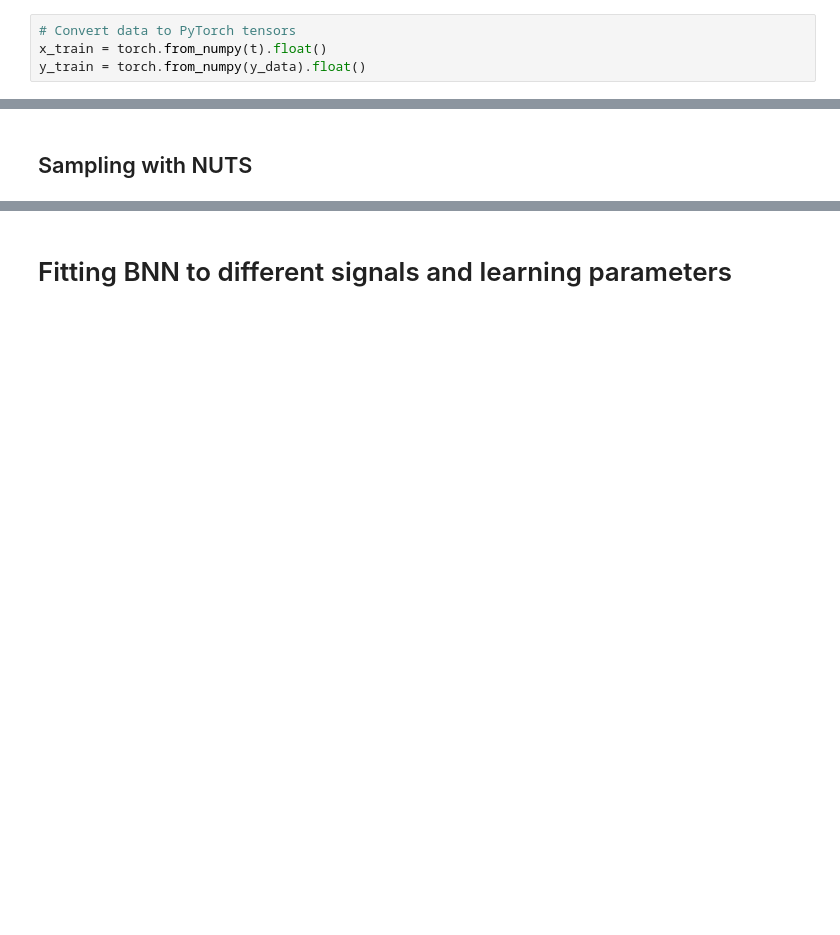
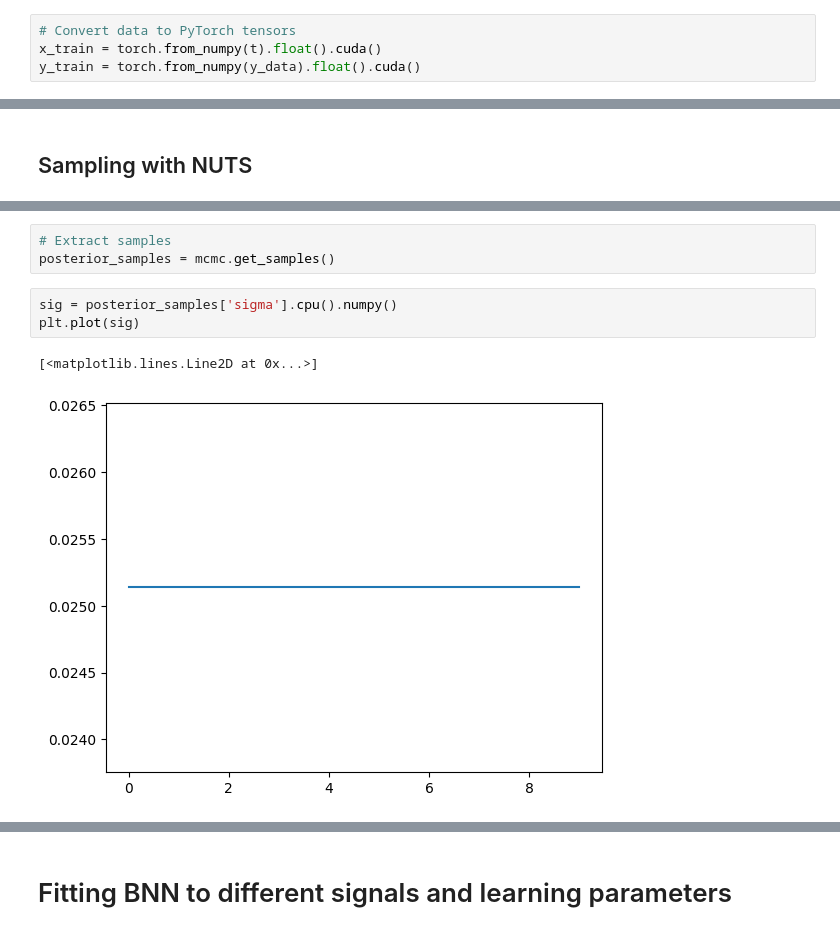
Before and after one commit to akseliekseli/Bayesian-Neural-Networks-with-Stochastic-Variational-Inference-in-Inverse-Problems, a Jupyter notebook: codes/main.ipynb, the cells around one changed output, grey strips where cells are left out. Drawn from its saved outputs; the diff is of its cells as text; blank space fills up the shorter version.

```diff
--- a/codes/main.ipynb
+++ b/codes/main.ipynb
@@ -142,5 +146,5 @@ class BNN(PyroModule):
         return mu
 # %%
 # Convert data to PyTorch tensors
-x_train = torch.from_numpy(t).float()
-y_train = torch.from_numpy(y_data).float()
+x_train = torch.from_numpy(t).float().cuda()
+y_train = torch.from_numpy(y_data).float().cuda()
@@ -193,0 +279,9 @@ KeyError: 'omega'
+# %%
+# Extract samples
+posterior_samples = mcmc.get_samples()
+# %%
+sig = posterior_samples['sigma'].cpu().numpy()
+plt.plot(sig)
+# %% [output]
+[<matplotlib.lines.Line2D at 0x...>]
+[figure, added]
```
Also changed, not shown: parts of 25 cells of this notebook, 9 other files.
